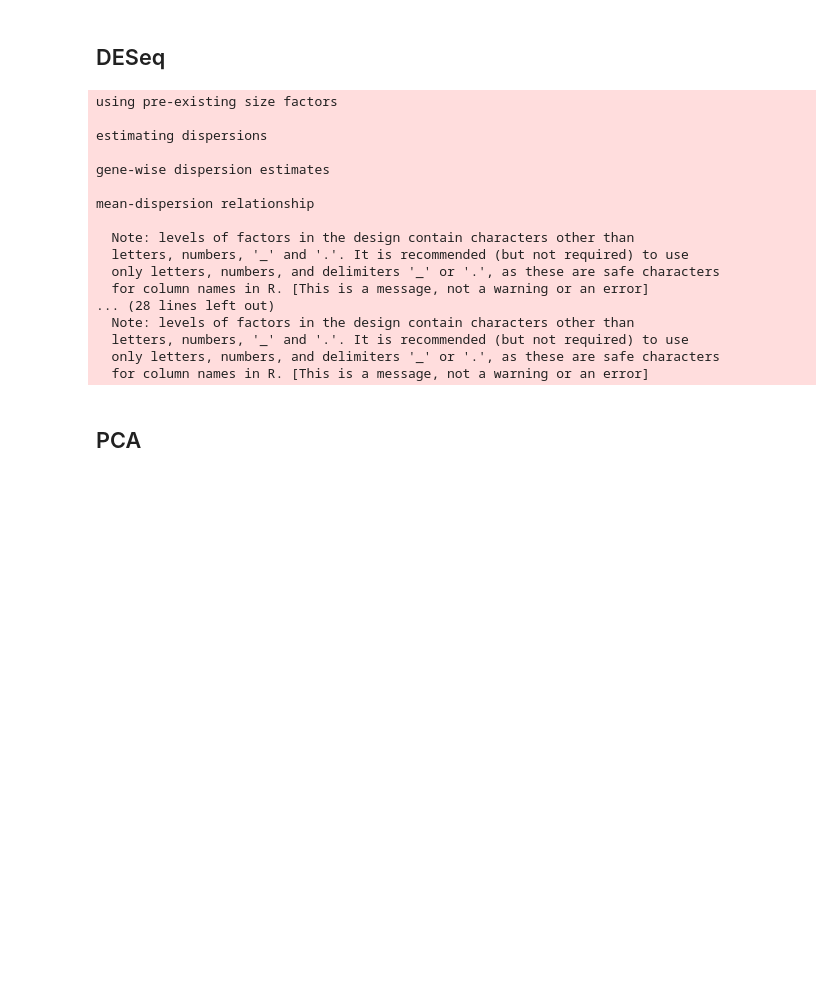
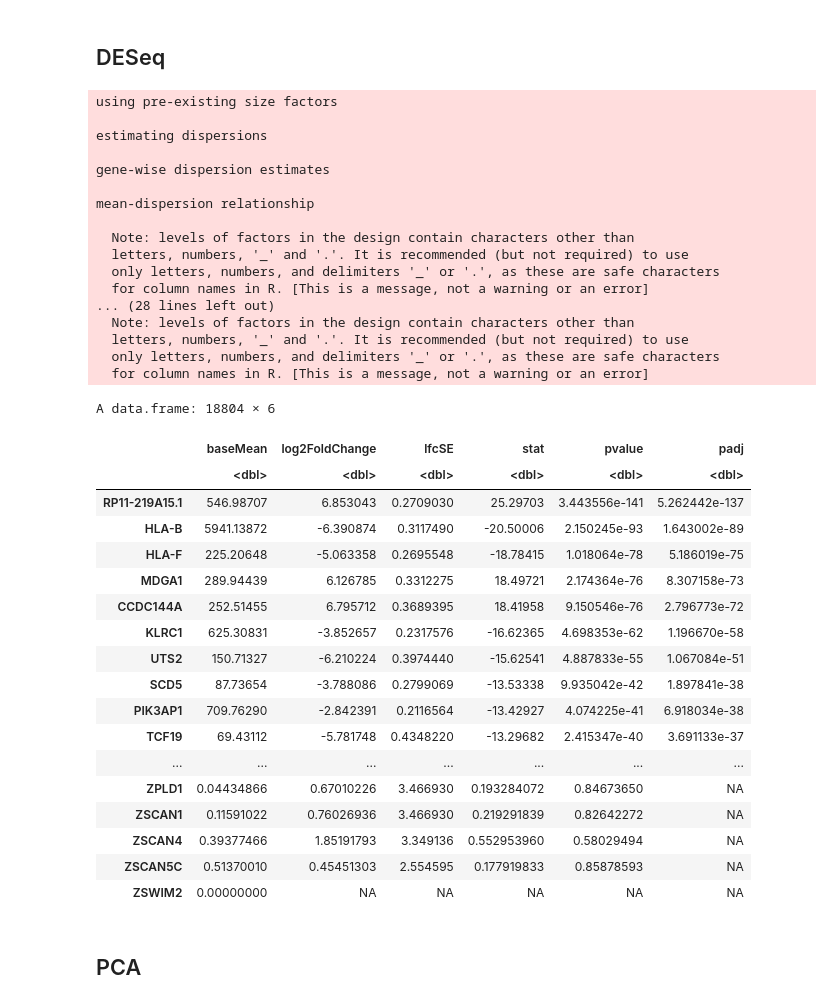
Before and after one commit to pritykinlab/bulkrna-differential-analysis, a Jupyter notebook: penn/penn_analyses.ipynb, the cells around one changed output. Drawn from its saved outputs; the diff is of its cells as text; code cells hidden in the pictures; blank space fills up the shorter version.

```diff
--- a/penn/penn_analyses.ipynb
+++ b/penn/penn_analyses.ipynb
@@ -178,33 +178,54 @@ pheatmap(normalized_counts_cor, color = colorRampPalette(c("navy", "white", "red
 # %%
 # deseq (no adjustors)
 
 # use get_de_genes() to get de genes (deseq object created above)
 res_no_adj <- get_de_genes(dds_no_adj$dds, "Condition", "Activated", "Non Activated")
 
 # sort results
 res_no_adj_ordered <- res_no_adj$res[order(res_no_adj$res$padj),]
 
+# view the results
+View(as.data.frame(res_no_adj_ordered))
 
 # save results to csv file
 write.csv(as.data.frame(res_no_adj_ordered), file = "results_ordered_no_adj.csv")
 # %% [output]
 using pre-existing size factors
 
 estimating dispersions
 
 gene-wise dispersion estimates
 
 mean-dispersion relationship
 
   Note: levels of factors in the design contain characters other than
   letters, numbers, '_' and '.'. It is recommended (but not required) to use
   only letters, numbers, and delimiters '_' or '.', as these are safe characters
   for column names in R. [This is a message, not a warning or an error]
 ... (28 lines left out)
   Note: levels of factors in the design contain characters other than
   letters, numbers, '_' and '.'. It is recommended (but not required) to use
   only letters, numbers, and delimiters '_' or '.', as these are safe characters
   for column names in R. [This is a message, not a warning or an error]
+A data.frame: 18804 × 6
+|  | baseMean | log2FoldChange | lfcSE | stat | pvalue | padj |
+|  | <dbl> | <dbl> | <dbl> | <dbl> | <dbl> | <dbl> |
+| RP11-219A15.1 | 546.98707 | 6.853043 | 0.2709030 | 25.29703 | 3.443556e-141 | 5.262442e-137 |
+| HLA-B | 5941.13872 | -6.390874 | 0.3117490 | -20.50006 | 2.150245e-93 | 1.643002e-89 |
+| HLA-F | 225.20648 | -5.063358 | 0.2695548 | -18.78415 | 1.018064e-78 | 5.186019e-75 |
+| MDGA1 | 289.94439 | 6.126785 | 0.3312275 | 18.49721 | 2.174364e-76 | 8.307158e-73 |
+| CCDC144A | 252.51455 | 6.795712 | 0.3689395 | 18.41958 | 9.150546e-76 | 2.796773e-72 |
+| KLRC1 | 625.30831 | -3.852657 | 0.2317576 | -16.62365 | 4.698353e-62 | 1.196670e-58 |
+| UTS2 | 150.71327 | -6.210224 | 0.3974440 | -15.62541 | 4.887833e-55 | 1.067084e-51 |
+| SCD5 | 87.73654 | -3.788086 | 0.2799069 | -13.53338 | 9.935042e-42 | 1.897841e-38 |
+| PIK3AP1 | 709.76290 | -2.842391 | 0.2116564 | -13.42927 | 4.074225e-41 | 6.918034e-38 |
+| TCF19 | 69.43112 | -5.781748 | 0.4348220 | -13.29682 | 2.415347e-40 | 3.691133e-37 |
+| ... | ... | ... | ... | ... | ... | ... |
+| ZPLD1 | 0.04434866 | 0.67010226 | 3.466930 | 0.193284072 | 0.84673650 | NA |
+| ZSCAN1 | 0.11591022 | 0.76026936 | 3.466930 | 0.219291839 | 0.82642272 | NA |
+| ZSCAN4 | 0.39377466 | 1.85191793 | 3.349136 | 0.552953960 | 0.58029494 | NA |
+| ZSCAN5C | 0.51370010 | 0.45451303 | 2.554595 | 0.177919833 | 0.85878593 | NA |
+| ZSWIM2 | 0.00000000 | NA | NA | NA | NA | NA |
 # %% [markdown]
 ## PCA
 # %%
```
Also changed, not shown: parts of 1 cell of this notebook, 1 other file.
